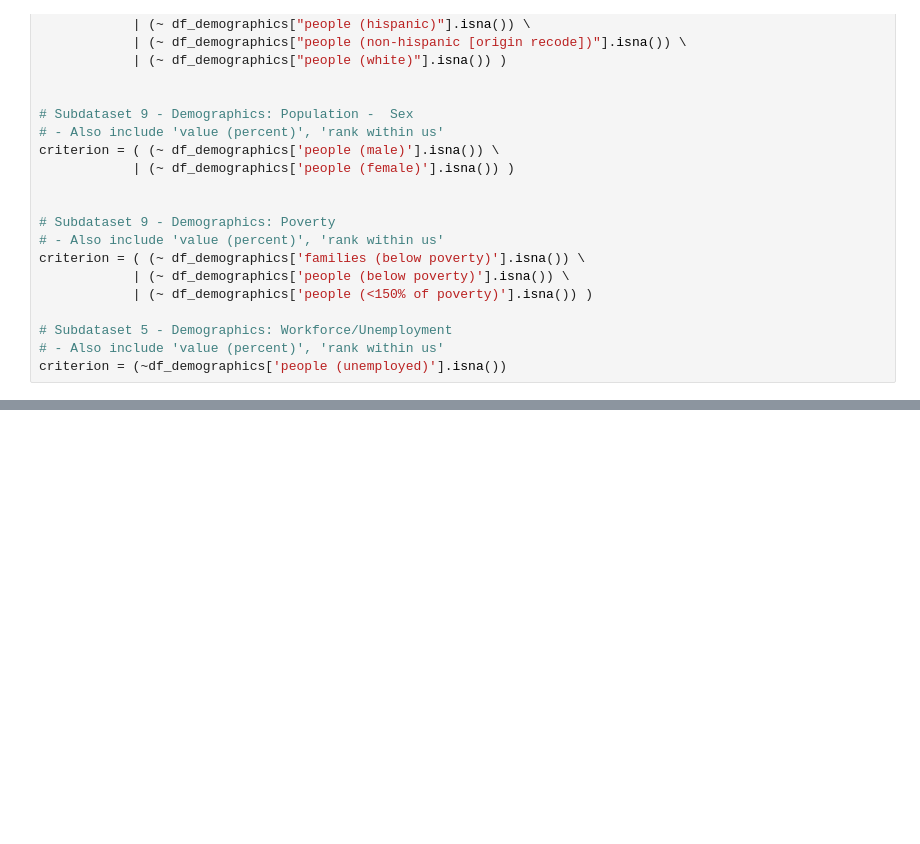
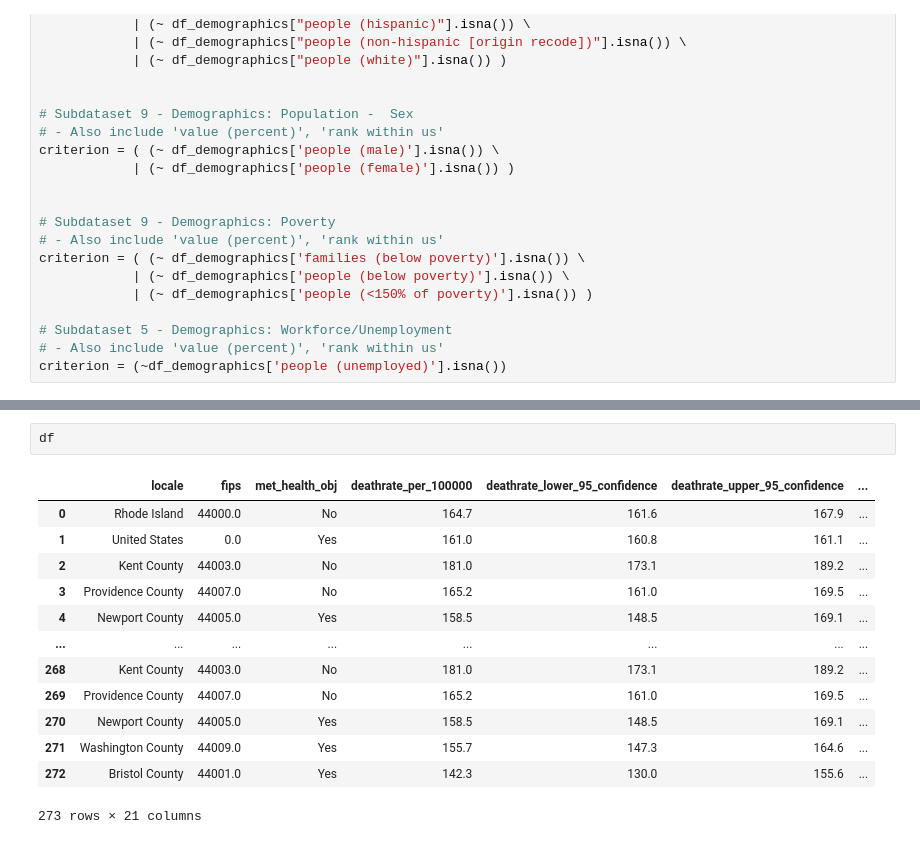
Before and after one commit to Merrel/Cancer-Industry-Dashboard, a Jupyter notebook: data_processing/Data_CancerStatistics-byCounty.ipynb, the cells around one changed output, grey strips where cells are left out. Cells and saved outputs as stored; diff of their text form; blank space fills up the shorter version.

Commit message:
combine cancer data for all states, see data clean

```diff
--- a/data_processing/Data_CancerStatistics-byCounty.ipynb
+++ b/data_processing/Data_CancerStatistics-byCounty.ipynb
@@ -605,0 +642,16 @@ criterion = (~df_demographics['people (unemployed)'].isna())
+# %%
+df
+# %% [output]
+|  | locale | fips | met_health_obj | deathrate_per_100000 | deathrate_lower_95_confidence | deathrate_upper_95_confidence | ... |
+| 0 | Rhode Island | 44000.0 | No | 164.7 | 161.6 | 167.9 | ... |
+| 1 | United States | 0.0 | Yes | 161.0 | 160.8 | 161.1 | ... |
+| 2 | Kent County | 44003.0 | No | 181.0 | 173.1 | 189.2 | ... |
+| 3 | Providence County | 44007.0 | No | 165.2 | 161.0 | 169.5 | ... |
+| 4 | Newport County | 44005.0 | Yes | 158.5 | 148.5 | 169.1 | ... |
+| ... | ... | ... | ... | ... | ... | ... | ... |
+| 268 | Kent County | 44003.0 | No | 181.0 | 173.1 | 189.2 | ... |
+| 269 | Providence County | 44007.0 | No | 165.2 | 161.0 | 169.5 | ... |
+| 270 | Newport County | 44005.0 | Yes | 158.5 | 148.5 | 169.1 | ... |
+| 271 | Washington County | 44009.0 | Yes | 155.7 | 147.3 | 164.6 | ... |
+| 272 | Bristol County | 44001.0 | Yes | 142.3 | 130.0 | 155.6 | ... |
+273 rows × 21 columns
```
Also changed, not shown: parts of 4 cells of this notebook, 3 other files.
